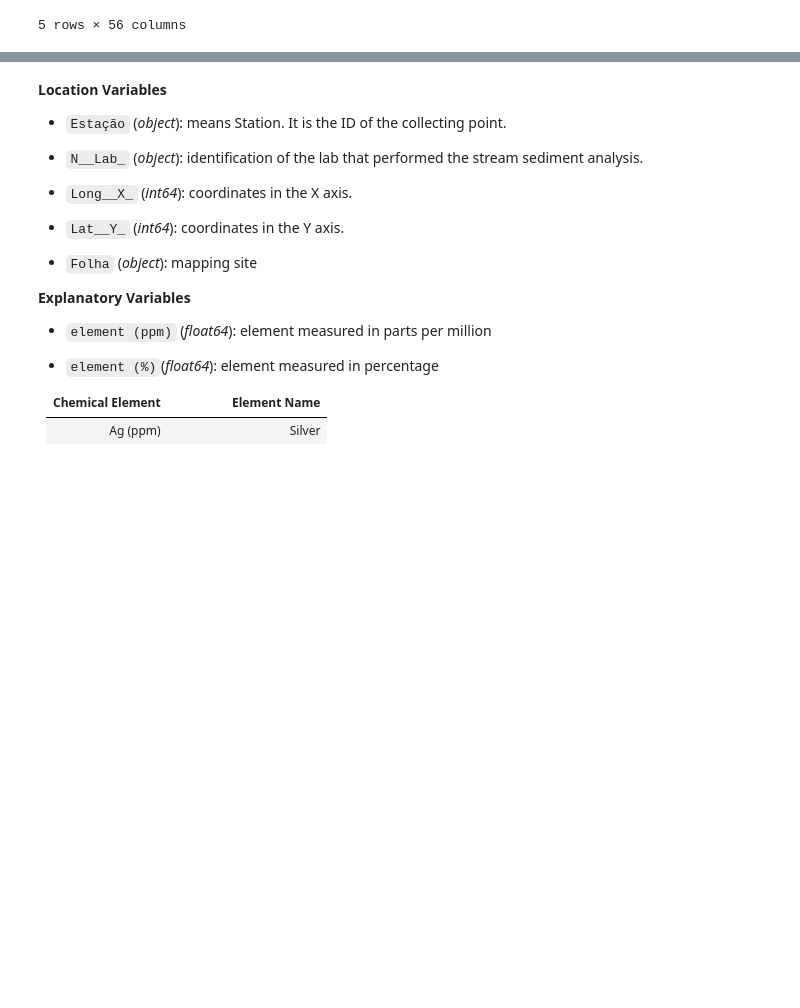
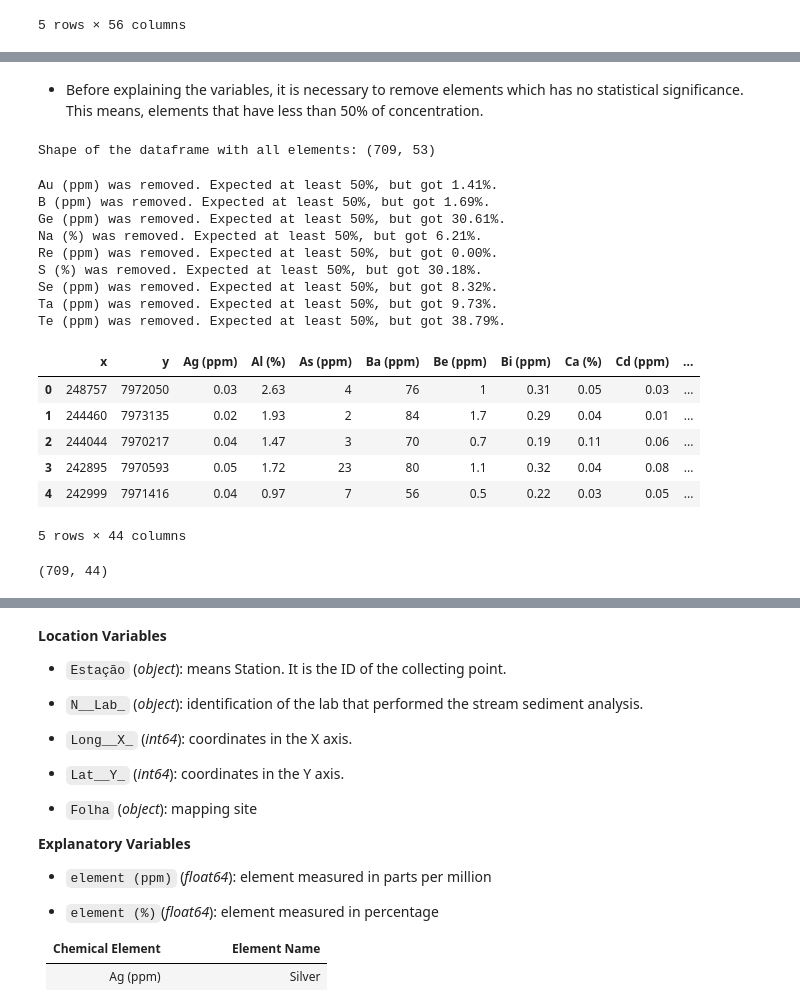
Before and after one commit to rodreras/StreamSamples_ML, a Jupyter notebook: milestone1/01_data_description.ipynb, the cells around one changed output, grey strips where cells are left out. Cells and saved outputs as stored; diff of their text form; code cells hidden in the pictures; blank space fills up the shorter version.

```diff
--- a/milestone1/01_data_description.ipynb
+++ b/milestone1/01_data_description.ipynb
@@ -72,0 +109,58 @@ df.head()
+# %% [markdown]
+- Before explaining the variables, it is necessary to remove elements which has no statistical significance. This means, elements that have less than 50% of concentration.
+# %%
+#-- filtering only elements column
+df_elements = df_reorder.iloc[:, 3:]
+
+#-- getting all the column names
+string_elements_name = df_elements.select_dtypes(include=['object'])
+
+print('Shape of the dataframe with all elements:', df_elements.shape)
+# %% [output]
+Shape of the dataframe with all elements: (709, 53)
+# %%
+#-- Remove elements with less than 50% of register
+
+# Creating an empty list for elements to remove
+remove = []
+
+# Iterate through all elements
+for e in string_elements_name.columns:
+    try:
+        # Count the number of occurrences of '<' and '>'
+        minus = df_elements[e].str.count('<').sum()
+        plus = df_elements[e].str.count('>').sum()
+        # Calculate validity percentage
+        validity = 1 - ((minus + plus) / df_elements.shape[0])
+
+        # Check if the validity is less than 0.5, mark for removal
+        if validity < 0.5:
+            print(f'{e} was removed. Expected at least 50%, but got {100*validity:.2f}%.')
+            remove.append(e)
+    except KeyError:
+        pass
+
+# Filter the dataframe by dropping specified columns
+df_elements = df_elements.drop(columns=remove)
+
+display(df_elements.head())
+
+df_elements.shape
+# %% [output]
+Au (ppm) was removed. Expected at least 50%, but got 1.41%.
+B (ppm) was removed. Expected at least 50%, but got 1.69%.
+Ge (ppm) was removed. Expected at least 50%, but got 30.61%.
+Na (%) was removed. Expected at least 50%, but got 6.21%.
+Re (ppm) was removed. Expected at least 50%, but got 0.00%.
+S (%) was removed. Expected at least 50%, but got 30.18%.
+Se (ppm) was removed. Expected at least 50%, but got 8.32%.
+Ta (ppm) was removed. Expected at least 50%, but got 9.73%.
+Te (ppm) was removed. Expected at least 50%, but got 38.79%.
+|  | x | y | Ag (ppm) | Al (%) | As (ppm) | Ba (ppm) | Be (ppm) | Bi (ppm) | Ca (%) | Cd (ppm) | ... |
+| 0 | 248757 | 7972050 | 0.03 | 2.63 | 4 | 76 | 1 | 0.31 | 0.05 | 0.03 | ... |
+| 1 | 244460 | 7973135 | 0.02 | 1.93 | 2 | 84 | 1.7 | 0.29 | 0.04 | 0.01 | ... |
+| 2 | 244044 | 7970217 | 0.04 | 1.47 | 3 | 70 | 0.7 | 0.19 | 0.11 | 0.06 | ... |
+| 3 | 242895 | 7970593 | 0.05 | 1.72 | 23 | 80 | 1.1 | 0.32 | 0.04 | 0.08 | ... |
+| 4 | 242999 | 7971416 | 0.04 | 0.97 | 7 | 56 | 0.5 | 0.22 | 0.03 | 0.05 | ... |
+5 rows × 44 columns
+(709, 44)
```
Also changed, not shown: parts of 18 cells of this notebook, 3 other files.
